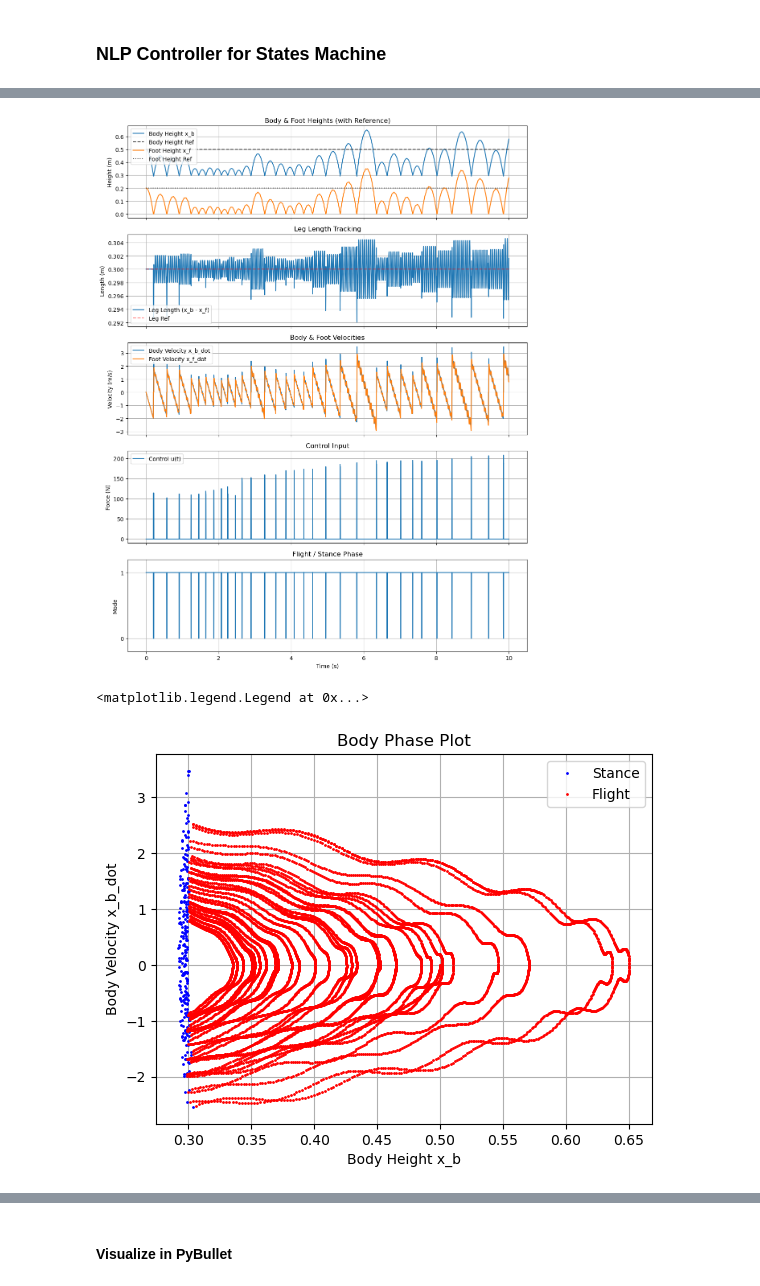
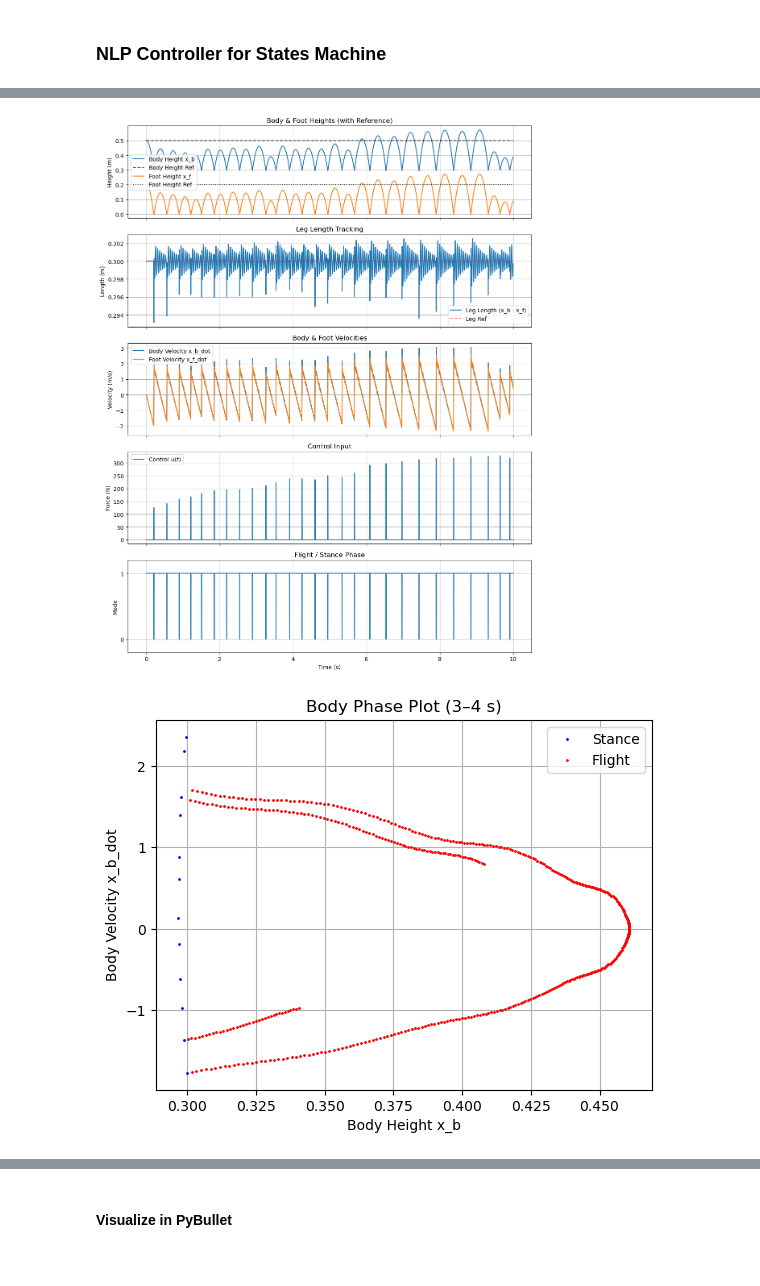
Before and after one commit to thecleverbanana/hopper_sim, a Jupyter notebook: notebooks/GRP_hopper.ipynb, the cells around one changed output, grey strips where cells are left out. Drawn from its saved outputs; the diff is of its cells as text; code cells hidden in the pictures.

```diff
--- a/notebooks/GRP_hopper.ipynb
+++ b/notebooks/GRP_hopper.ipynb
@@ -309,6 +309,10 @@ controller = simplified_GRP_hopper.NLPController(
     Q_bh=nlp_cfg["Q_bh"],
     Q_fh=nlp_cfg["Q_fh"],
     Q_bd=nlp_cfg["Q_bd"],
+    Ql_T=nlp_cfg["Ql_T"],
+    Qbh_T=nlp_cfg["Qbh_T"],
+    Qfh_T=nlp_cfg["Qfh_T"],
+    Qbd_T=nlp_cfg["Qbd_T"],
     body_ref=nlp_cfg["body_ref"],
     foot_ref=nlp_cfg["foot_ref"]
 )
@@ -605,25 +612,34 @@ axs[4].set_xlabel("Time (s)")
 plt.tight_layout()
 plt.show()
 # %% [output]
-[figure, old version]
+[figure, new version]
 # %%
+# --- Trim to time window 3–4 seconds ---
+t_start = 3.5
+t_end = 4.0
+
+mask_time = (t >= t_start) & (t <= t_end)
+
+x_trim = x[mask_time]
+state_trim = state_arr[mask_time]
+
 # ============================================================
-# Phase Plots (clean version)
+# Phase Plot (clean version)
 # ============================================================
-l = x[:, 0] - x[:, 2]
-ldot = x[:, 1] - x[:, 3]
+l = x_trim[:, 0] - x_trim[:, 2]
+ldot = x_trim[:, 1] - x_trim[:, 3]
 
-mask_flight = state_arr > 0.5
+mask_flight = state_trim > 0.5
 mask_stance = ~mask_flight
 
-plt.plot(x[mask_stance, 0], x[mask_stance, 1], '.', color='blue', markersize=2, label="Stance")
-plt.plot(x[mask_flight, 0], x[mask_flight, 1], '.', color='red', markersize=2, label="Flight")
+plt.plot(x_trim[mask_stance, 0], x_trim[mask_stance, 1], '.', color='blue', markersize=2, label="Stance")
+plt.plot(x_trim[mask_flight, 0], x_trim[mask_flight, 1], '.', color='red', markersize=2, label="Flight")
 
 plt.xlabel("Body Height x_b")
 plt.ylabel("Body Velocity x_b_dot")
-plt.title("Body Phase Plot")
+plt.title("Body Phase Plot (3–4 s)")
 plt.grid(True)
 plt.legend()
+plt.show()
 # %% [output]
-<matplotlib.legend.Legend at 0x...>
-[figure, old version]
+[figure, new version]
```
Also changed, not shown: parts of 6 cells of this notebook, 15 other files.
